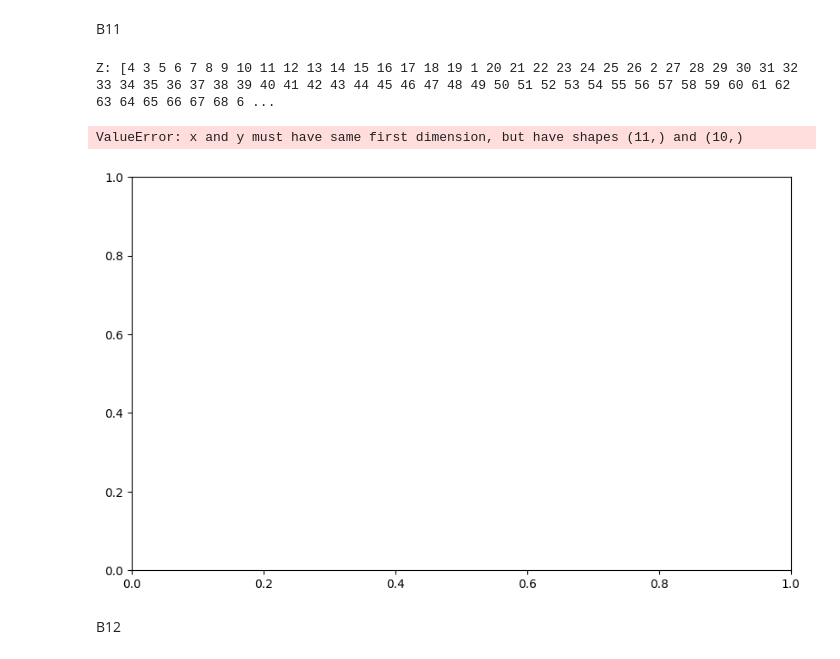
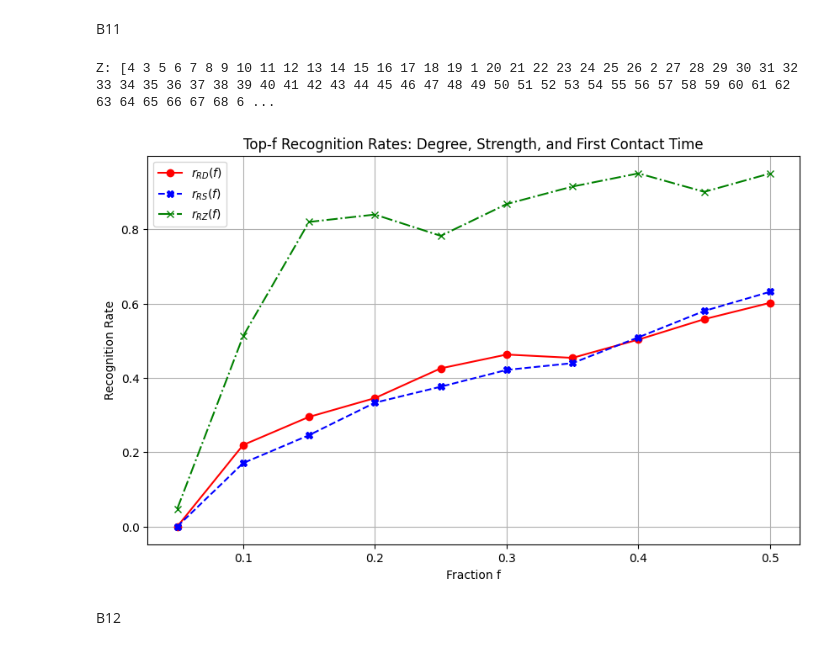
Before and after one commit to Tim-Albers/ComplexNetworks, a Jupyter notebook: Notebooks/Tim_Notebook.ipynb, the cells around one changed output. Drawn from its saved outputs; the diff is of its cells as text; code cells hidden in the pictures.

```diff
--- a/Notebooks/Tim_Notebook.ipynb
+++ b/Notebooks/Tim_Notebook.ipynb
@@ -328,6 +328,7 @@ def random_top_fraction(rank_list, fraction):
     # If there are ties, could incorporate random sampling here.
     return set(rank_list[:top_count])
 
+
 def recognition_rate(R, X, f):
     """
     | Rf ∩ Xf | / |Rf|
@@ -343,7 +344,7 @@ recognition_RS = []
 for f in fractions:
     vals_RD = []
     vals_RS = []
-    for _ in range(n_runs):
+    for _ in range(num_runs):
         vals_RD.append(recognition_rate(R, D, f))
         vals_RS.append(recognition_rate(R, S, f))
     recognition_RD.append(np.mean(vals_RD))
@@ -396,53 +397,44 @@ Z = [node for node, first_time in Z_sorted]
 # Print in the same style as R
 print(f"Z: [{' '.join(str(x) for x in Z)}]")
 
-# 4) We already have R, D, S, and fractions, plus the tie-handling logic.
-
-def random_top_fraction(rank_list, fraction):
-    top_count = math.ceil(fraction * len(rank_list))
-    # Basic approach: just pick the top top_count
-    return set(rank_list[:top_count])
 
 def recognition_rate(R, X, f):
     Rf = random_top_fraction(R, f)
     Xf = random_top_fraction(X, f)
     return len(Rf.intersection(Xf)) / len(Rf) if Rf else 0
 
-fractions = [0.05, 0.1, 0.15, 0.2, 0.25, 0.3, 0.35, 0.4, 0.45, 0.5]
-n_runs = 1000
 
 # 5) Compute rRZ(f) just like rRD(f) and rRS(f)
 recognition_RZ = []
 
 for f in fractions:
     vals_RZ = []
     for _ in range(n_runs):
         vals_RZ.append(recognition_rate(R, Z, f))
     recognition_RZ.append(np.mean(vals_RZ))
 
 # 6) Plot rRZ(f) together with the previously computed rRD(f) and rRS(f).
 plt.figure(figsize=(10,6))
 plt.plot(fractions, recognition_RD, 'o-', label='$r_{RD}(f)$', color='red')
 plt.plot(fractions, recognition_RS, 'X--', label='$r_{RS}(f)$', color='blue')
 plt.plot(fractions, recognition_RZ, 'x-.', label='$r_{RZ}(f)$', color='green')
 plt.xlabel('Fraction f')
 plt.ylabel('Recognition Rate')
 plt.title('Top-f Recognition Rates: Degree, Strength, and First Contact Time')
 plt.grid(True)
 plt.legend()
 plt.show()
 
 # 7) Brief Interpretation:
 # - Compare rRZ(f) with rR_D(f) and rR_S(f):
 #   If rRZ(f) is consistently lower, Z is a weaker predictor;
 #   if it’s higher in some range, Z can be more relevant.
 #   Typically, if a node appears earlier (low Z),
 #   it could have more time to spread infection,
 #   but that alone might not guarantee it has enough contacts or strength
 #   to become a major spreader.
 # %% [output]
 Z: [4 3 5 6 7 8 9 10 11 12 13 14 15 16 17 18 19 1 20 21 22 23 24 25 26 2 27 28 29 30 31 32 33 34 35 36 37 38 39 40 41 42 43 44 45 46 47 48 49 50 51 52 53 54 55 56 57 58 59 60 61 62 63 64 65 66 67 68 6 ...
-ValueError: x and y must have same first dimension, but have shapes (11,) and (10,)
-[figure, old version]
+[figure, new version]
 # %% [markdown]
 B12
```
